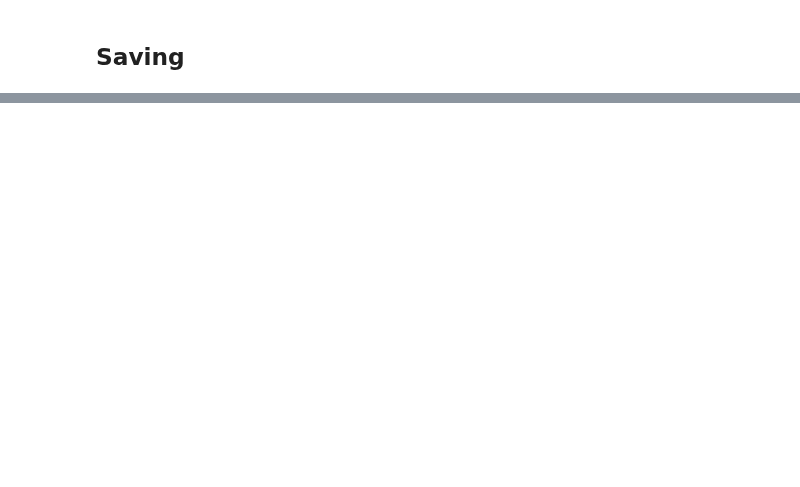
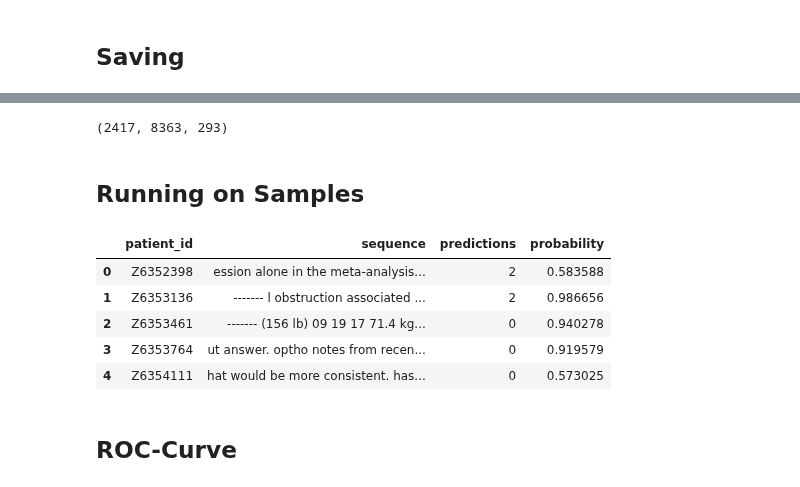
Before and after one commit to anaconda121/NeuraHealth, a Jupyter notebook: Modeling/TFIDF with Regularized Logistic Regression.ipynb, the cells around one changed output, grey strips where cells are left out. Drawn from its saved outputs; the diff is of its cells as text; code cells hidden in the pictures; blank space fills up the shorter version.

Commit message:
analysis on FP

```diff
--- a/Modeling/TFIDF with Regularized Logistic Regression.ipynb
+++ b/Modeling/TFIDF with Regularized Logistic Regression.ipynb
@@ -507,0 +631,8 @@ test["probability"] = test_proba
+# %%
+len(cross_validation_df["patient_id"].unique()), len(cross_validation_df), len(test)
+# %% [output]
+(2417, 8363, 293)
+# %% [markdown]
+## Running on Samples
+# %%
+sample_predictions = model.predict(tfidf_sample.filter(items = top_tfidf_features_df_sample['Features']))
@@ -507,0 +641,16 @@ test["probability"] = test_proba
+# %%
+sample_proba = model.predict_proba(tfidf_sample.filter(items = top_tfidf_features_df_sample['Features']))
+# %%
+sample_proba = np.array([[x] for x in np.max(sample_proba, axis=1)])
+sample_proba = [item for sublist in sample_proba for item in sublist]
+# %%
+sample["probability"] = sample_proba
+# %%
+sample.head()
+# %% [output]
+|  | patient_id | sequence | predictions | probability |
+| 0 | Z6352398 | ession alone in the meta-analysis... | 2 | 0.583588 |
+| 1 | Z6353136 | ------- l obstruction associated ... | 2 | 0.986656 |
+| 2 | Z6353461 | ------- (156 lb) 09 19 17 71.4 kg... | 0 | 0.940278 |
+| 3 | Z6353764 | ut answer. optho notes from recen... | 0 | 0.919579 |
+| 4 | Z6354111 | hat would be more consistent. has... | 0 | 0.573025 |
@@ -507,0 +659,2 @@ test["probability"] = test_proba
+# %% [markdown]
+## ROC-Curve
```
Also changed, not shown: parts of 73 cells of this notebook, 7 other files.
